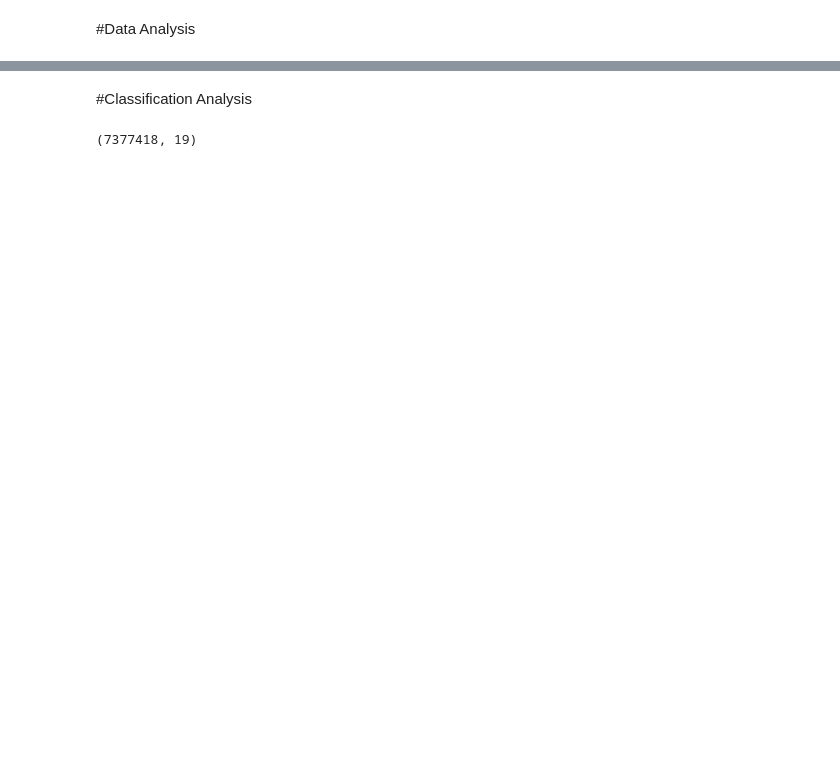
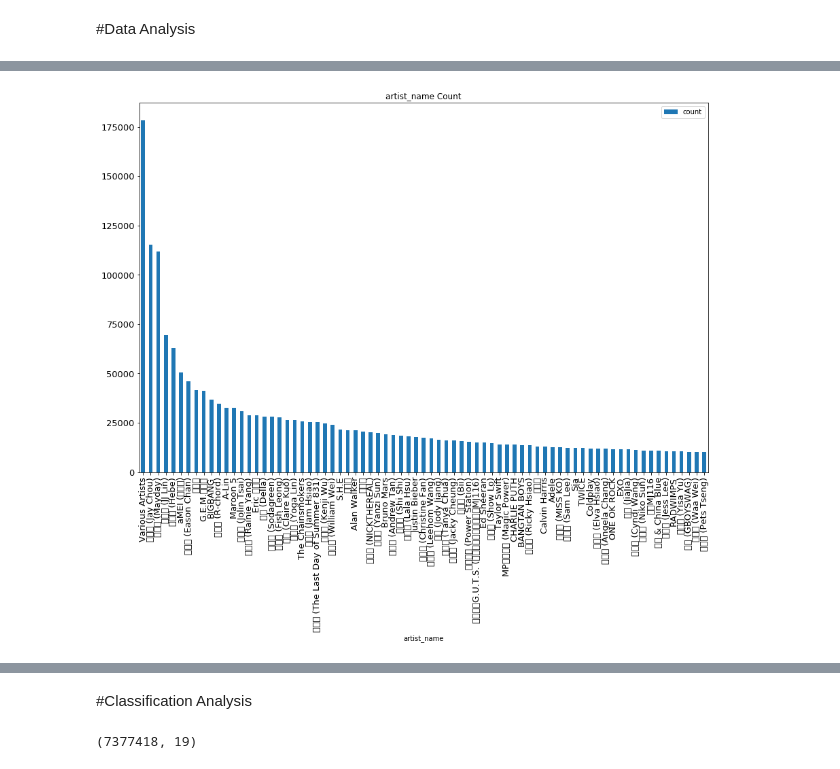
Before and after one commit to kyloop/CSC_478_Programming_Machine_Learning, a Jupyter notebook: CSC478_Project.ipynb, the cells around one changed output, grey strips where cells are left out. Drawn from its saved outputs; the diff is of its cells as text; code cells hidden in the pictures; blank space fills up the shorter version.

```diff
--- a/CSC478_Project.ipynb
+++ b/CSC478_Project.ipynb
@@ -356,0 +382,25 @@ plt.show()
+# %%
+i_lst=[]
+cnt_lst=[]
+val_lst=[]
+for i ,(val, cnt) in enumerate(music_tbl['artist_name'].value_counts().iteritems()):
+    i_lst.append(i)
+    cnt_lst.append(cnt)
+    val_lst.append(val)
+i_lst=np.array(i_lst)
+cnt_lst=np.array(cnt_lst)
+val_lst=np.array(val_lst)
+
+idx=np.argsort(cnt_lst)[::-1]
+type(val_lst)
+type(cnt_lst)
+aa=pd.DataFrame({'count':cnt_lst[idx].tolist(),'artist_name':val_lst[idx].tolist()})
+
+#Display Genre_ids which is count is higher than 10000.
+aa[aa['count']>10000].set_index('artist_name').plot.bar(figsize=(15,10)
+                                                        ,title='artist_name Count'
+                                                        ,fontsize=13)
+plt.xticks(rotation=90)
+plt.show()
+# %% [output]
+[figure, added]
```
Also changed, not shown: parts of 13 cells of this notebook.
